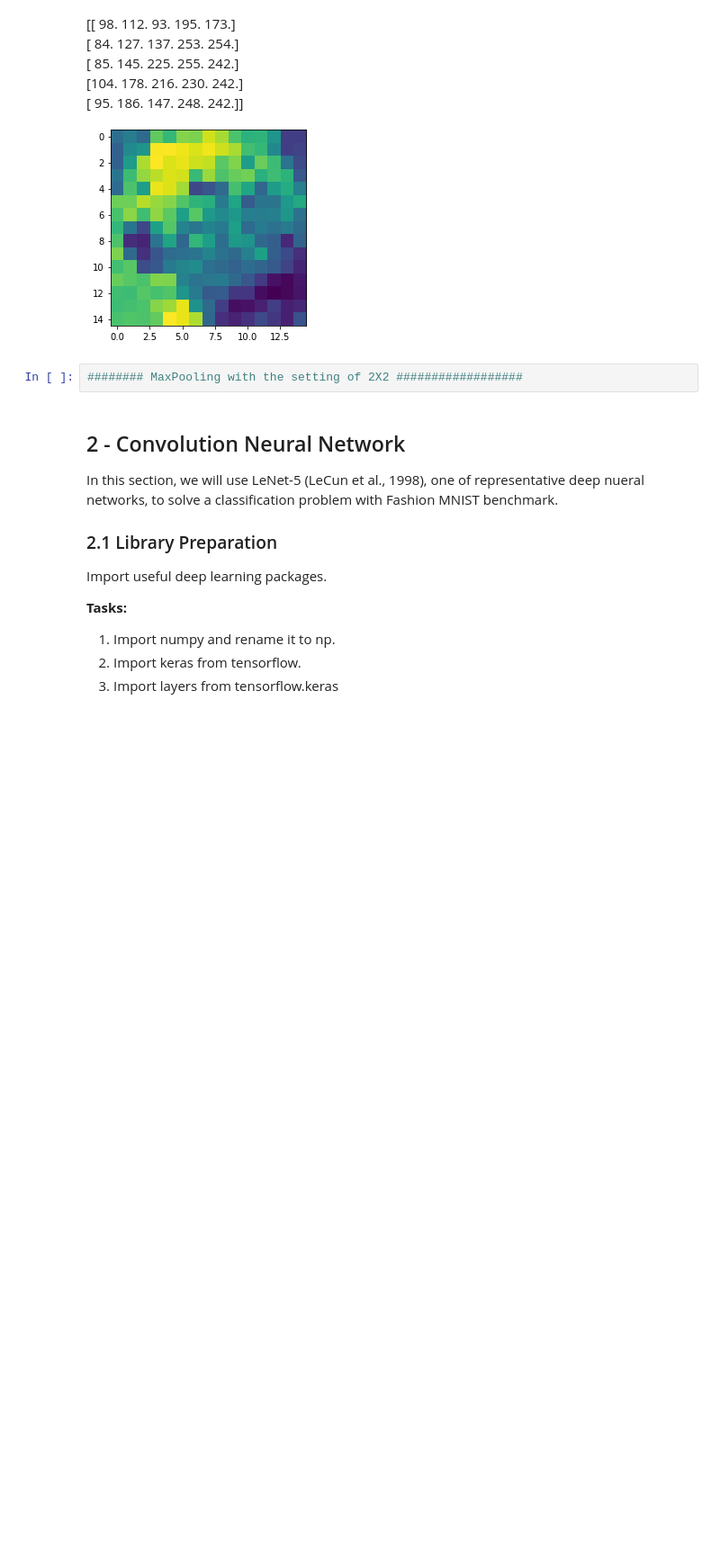
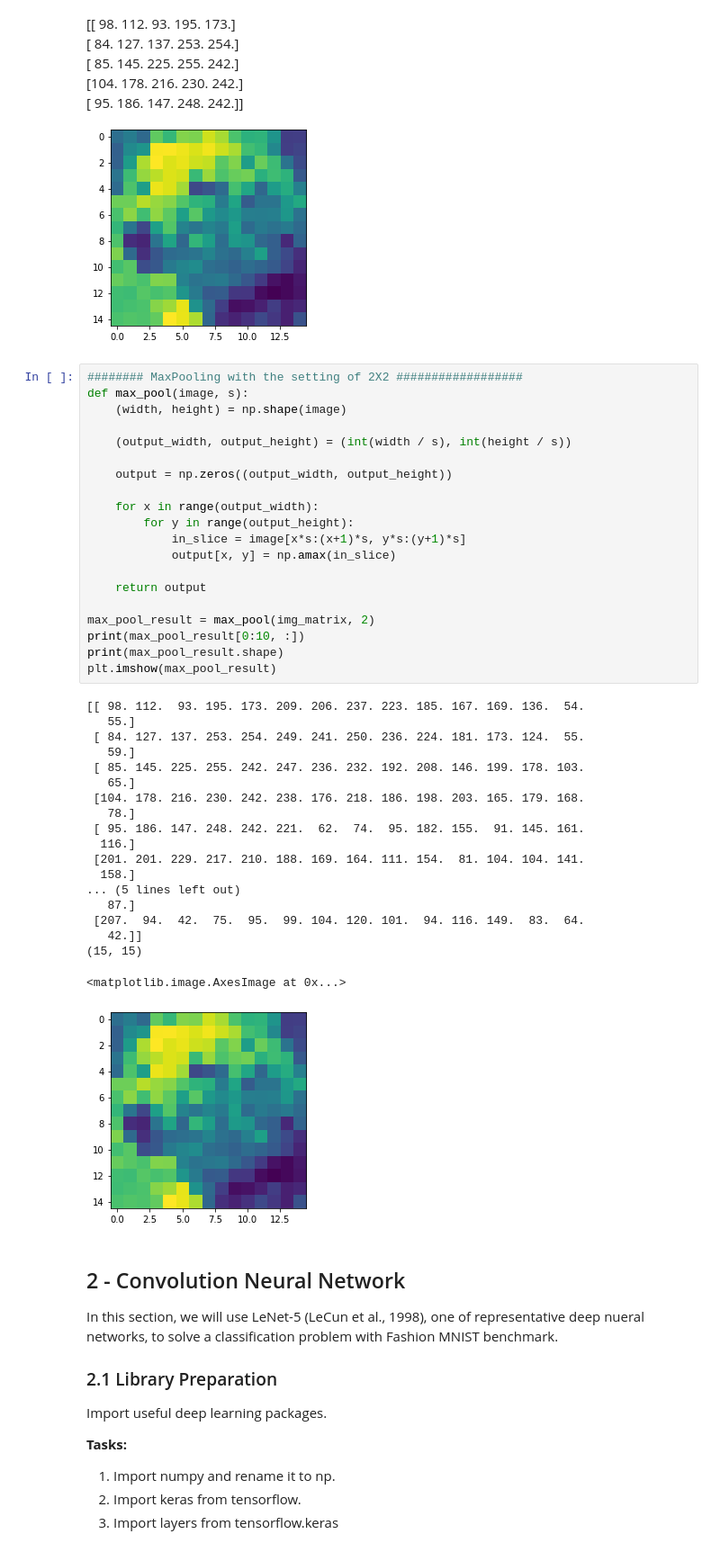
Before and after one commit to NChitty/CAP4630, a Jupyter notebook: hw3/Homework_03.ipynb, the cells around one changed output. Shown at 90% size. Cells and saved outputs as stored; diff of their text form; blank space fills up the shorter version.

```diff
--- a/hw3/Homework_03.ipynb
+++ b/hw3/Homework_03.ipynb
@@ -221,8 +221,46 @@ Process the obtained array from the image with MaxPooling operation. **(10 Point
 
 
 ![image.png](embedded-picture-1)
-# %%
-######## MaxPooling with the setting of 2X2 ##################
+# %%
+######## MaxPooling with the setting of 2X2 ##################
+def max_pool(image, s):
+    (width, height) = np.shape(image)
+
+    (output_width, output_height) = (int(width / s), int(height / s))
+
+    output = np.zeros((output_width, output_height))
+
+    for x in range(output_width):
+        for y in range(output_height):
+            in_slice = image[x*s:(x+1)*s, y*s:(y+1)*s]
+            output[x, y] = np.amax(in_slice)
+
+    return output
+
+max_pool_result = max_pool(img_matrix, 2)
+print(max_pool_result[0:10, :])
+print(max_pool_result.shape)
+plt.imshow(max_pool_result)
+# %% [output]
+[[ 98. 112.  93. 195. 173. 209. 206. 237. 223. 185. 167. 169. 136.  54.
+   55.]
+ [ 84. 127. 137. 253. 254. 249. 241. 250. 236. 224. 181. 173. 124.  55.
+   59.]
+ [ 85. 145. 225. 255. 242. 247. 236. 232. 192. 208. 146. 199. 178. 103.
+   65.]
+ [104. 178. 216. 230. 242. 238. 176. 218. 186. 198. 203. 165. 179. 168.
+   78.]
+ [ 95. 186. 147. 248. 242. 221.  62.  74.  95. 182. 155.  91. 145. 161.
+  116.]
+ [201. 201. 229. 217. 210. 188. 169. 164. 111. 154.  81. 104. 104. 141.
+  158.]
+... (5 lines left out)
+   87.]
+ [207.  94.  42.  75.  95.  99. 104. 120. 101.  94. 116. 149.  83.  64.
+   42.]]
+(15, 15)
+<matplotlib.image.AxesImage at 0x...>
+[figure, added]
 # %% [markdown]
 ## 2 - Convolution Neural Network ##
 
```
Also changed, not shown: parts of 8 cells of this notebook, 6 other files.
